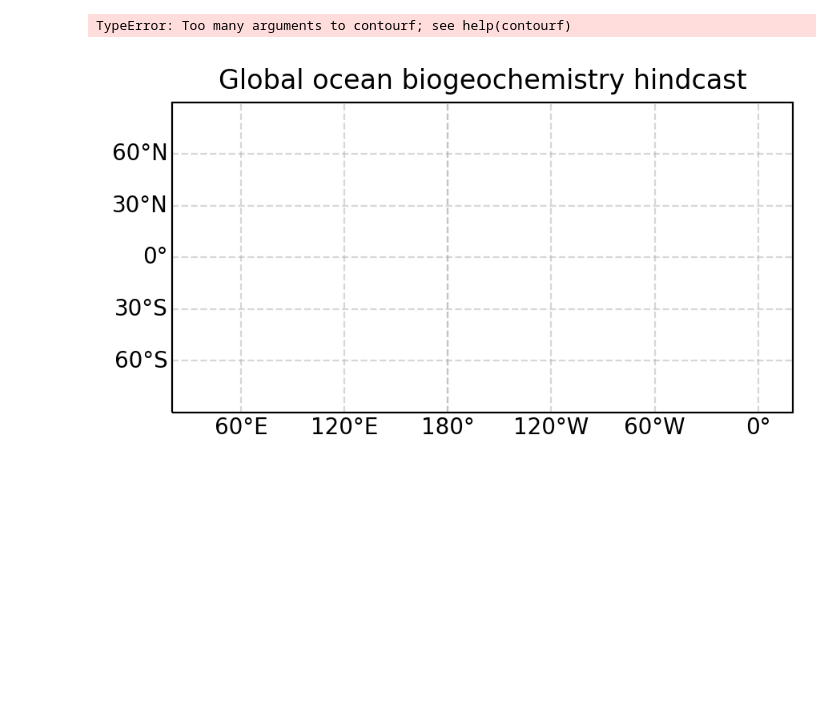
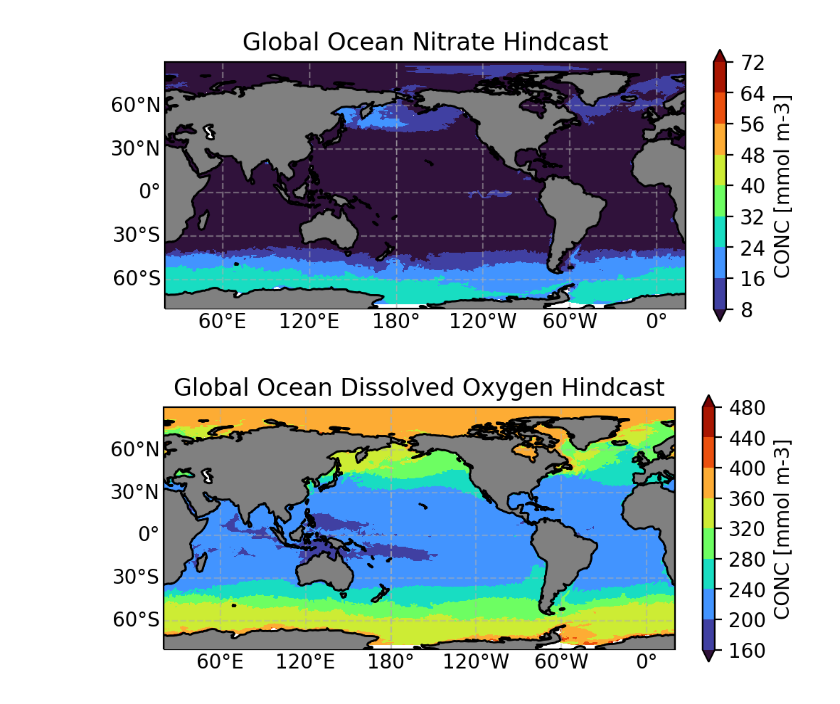
Before and after one commit to jtomfarrar/satellite_python_2022, a Jupyter notebook: notebooks/Global ocean biogeochemistry hindcast.ipynb, the cells around one changed output. Drawn from its saved outputs; the diff is of its cells as text; code cells hidden in the pictures; blank space fills up the shorter version.

```diff
--- a/notebooks/Global ocean biogeochemistry hindcast.ipynb
+++ b/notebooks/Global ocean biogeochemistry hindcast.ipynb
@@ -80,39 +78,82 @@ Total_Primary_Production_of_Phyto = ds.nppv
 # %%
 fig = plt.figure()
 ax = plt.axes(projection = ccrs.PlateCarree(central_longitude=200))  # Orthographic
+#[xmin, xmax, ymin, ymax] = [-50, 20, -50, 20]
 #extent = [xmin, xmax, ymin, ymax]
 #tind=-1
 #day_str = np.datetime_as_string(ds.time[tind], unit='D')
 #ax.set_extent(extent, crs=ccrs.PlateCarree())
-ax.set_title('Global ocean biogeochemistry hindcast')
+ax.set_title('Global Ocean Nitrate Hindcast')
 
 #plt.set_cmap(cmap=plt.get_cmap('nipy_spectral'))
 plt.set_cmap(cmap=plt.get_cmap('turbo'))
 gl = ax.gridlines(draw_labels=True, dms=True, x_inline=False, y_inline=False, alpha=0.5, linestyle='--')
 gl.top_labels = False
 gl.ylabels_right = False
 #gl.xlocator = matplotlib.ticker.MaxNLocator(10)
 #gl.xlocator = matplotlib.ticker.AutoLocator
 # gl.xlocator = matplotlib.ticker.FixedLocator(np.arange(0, 360 ,30))
 
 levels = 10
-cs = ax.contourf(ds.longitude,ds.latitude,np.squeeze(Nitrate), levels, extend='both', transform=ccrs.PlateCarree())
+#cs = ax.contourf(ds.longitude,ds.latitude,np.squeeze(Total_Chlorophyll), levels, extend='both', transform=ccrs.PlateCarree())
+rm = ax.contourf(ds.longitude,ds.latitude,np.squeeze(Nitrate), levels, extend='both', transform=ccrs.PlateCarree())
 # cs = ax.pcolormesh(ds.longitude,ds.latitude,np.squeeze(ds.sla), vmin=levels[0], vmax=levels[-1], transform=ccrs.PlateCarree())
 # cb = plt.colorbar(cs,ax=ax,shrink=.8,pad=.05)
-cb = plt.colorbar(cs,fraction = 0.022,extend='both')
-cb.set_label('SLA [m]',fontsize = 10)
+#cb = plt.colorbar(cs,fraction = 0.022,extend='both')
+rd = plt.colorbar(rm,fraction = 0.022,extend='both')
+rd.set_label('CONC [mmol m-3]',fontsize = 10)
 ax.coastlines()
-ax.add_feature(cartopy.feature.LAND, zorder=3, facecolor=[.6,.6,.6], edgecolor='black')
+ax.add_feature(cartopy.feature.LAND, zorder=3, facecolor=[.5,.5,.5], edgecolor='black')
 
 #plot_ops_area(ax,transform=ccrs.PlateCarree(),color='w')
 
 # Add a 10 km scale bar
 #km_per_deg_lat=gsw.geostrophy.distance((125,125), (37,38))/1000
 #deg_lat_equal_10km=10/km_per_deg_lat
 #ax.plot(-123.75+np.asarray([0, 0]),36.75+np.asarray([0.,deg_lat_equal_10km]),transform=ccrs.PlateCarree())
 
 if savefig:
-    plt.savefig(__figdir__+'SLA.'+Outputfiletype,**savefig_args)
+    plt.savefig(__figdir__+'NO3.'+Outputfiletype,**savefig_args)
 # %% [output]
-TypeError: Too many arguments to contourf; see help(contourf)
-[figure, old version]
+[figure, new version]
+# %%
+fig = plt.figure()
+ax = plt.axes(projection = ccrs.PlateCarree(central_longitude=200))  # Orthographic
+#[xmin, xmax, ymin, ymax] = [-50, 20, -50, 20]
+#extent = [xmin, xmax, ymin, ymax]
+#tind=-1
+#day_str = np.datetime_as_string(ds.time[tind], unit='D')
+#ax.set_extent(extent, crs=ccrs.PlateCarree())
+ax.set_title('Global Ocean Dissolved Oxygen Hindcast')
+
+#plt.set_cmap(cmap=plt.get_cmap('nipy_spectral'))
+plt.set_cmap(cmap=plt.get_cmap('turbo'))
+gl = ax.gridlines(draw_labels=True, dms=True, x_inline=False, y_inline=False, alpha=0.5, linestyle='--')
+gl.top_labels = False
+gl.ylabels_right = False
+#gl.xlocator = matplotlib.ticker.MaxNLocator(10)
+#gl.xlocator = matplotlib.ticker.AutoLocator
+# gl.xlocator = matplotlib.ticker.FixedLocator(np.arange(0, 360 ,30))
+
+levels = 10
+#cs = ax.contourf(ds.longitude,ds.latitude,np.squeeze(Total_Chlorophyll), levels, extend='both', transform=ccrs.PlateCarree())
+rm = ax.contourf(ds.longitude,ds.latitude,np.squeeze(Dissolved_Oxygen), levels, extend='both', transform=ccrs.PlateCarree())
+# cs = ax.pcolormesh(ds.longitude,ds.latitude,np.squeeze(ds.sla), vmin=levels[0], vmax=levels[-1], transform=ccrs.PlateCarree())
+# cb = plt.colorbar(cs,ax=ax,shrink=.8,pad=.05)
+#cb = plt.colorbar(cs,fraction = 0.022,extend='both')
+rd = plt.colorbar(rm,fraction = 0.022,extend='both')
+rd.set_label('CONC [mmol m-3]',fontsize = 10)
+ax.coastlines()
+ax.add_feature(cartopy.feature.LAND, zorder=3, facecolor=[.5,.5,.5], edgecolor='black')
+
+#plot_ops_area(ax,transform=ccrs.PlateCarree(),color='w')
+
+# Add a 10 km scale bar
+#km_per_deg_lat=gsw.geostrophy.distance((125,125), (37,38))/1000
+#deg_lat_equal_10km=10/km_per_deg_lat
+#ax.plot(-123.75+np.asarray([0, 0]),36.75+np.asarray([0.,deg_lat_equal_10km]),transform=ccrs.PlateCarree())
+
+if savefig:
+    plt.savefig(__figdir__+'O2.'+Outputfiletype,**savefig_args)
+# %% [output]
+[figure, added]
```
Also changed, not shown: parts of 5 cells of this notebook, 11 other files.
